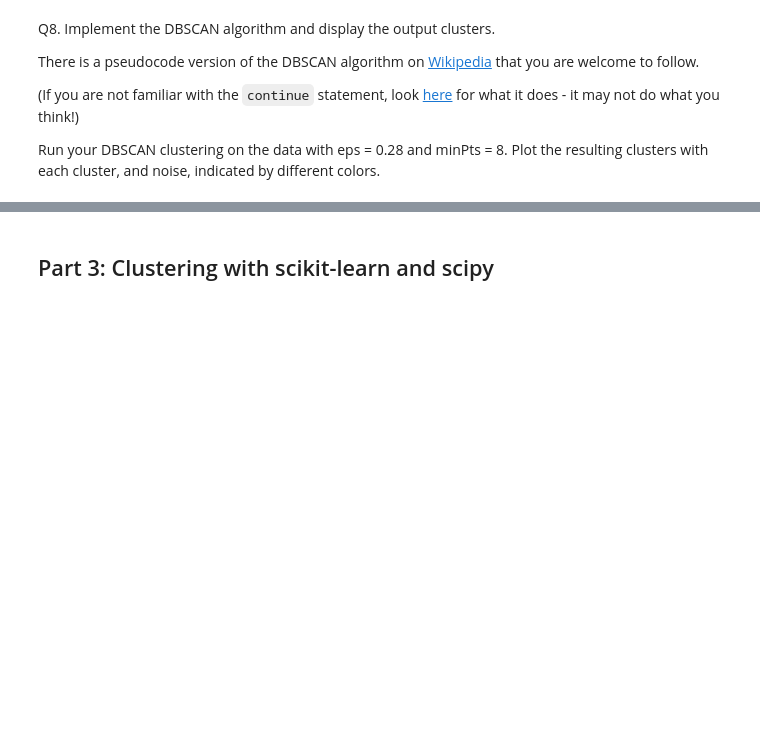
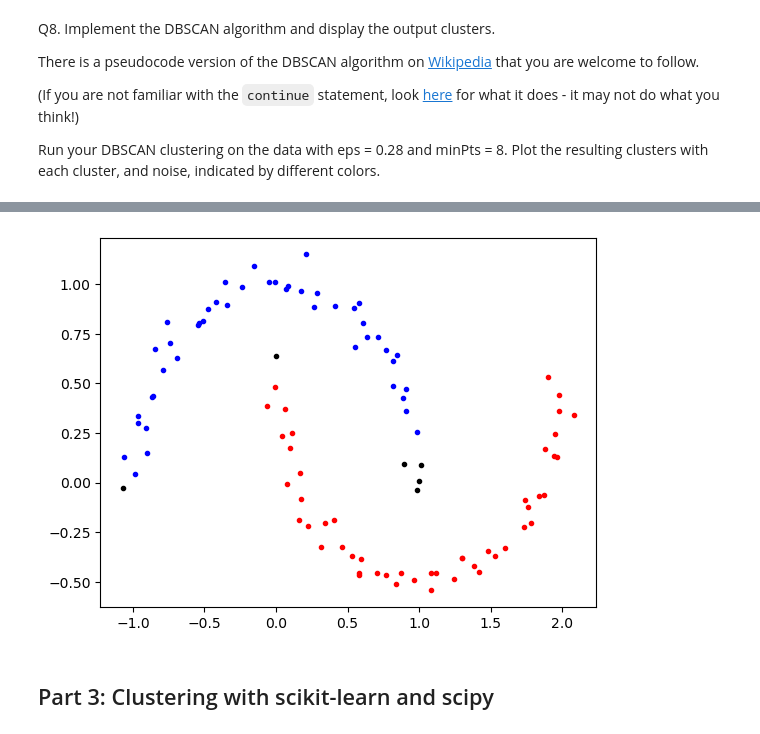
Before and after one commit to alantientran/ML-Clustering, a Jupyter notebook: HW5 - Clustering.ipynb, the cells around one changed output, grey strips where cells are left out. Drawn from its saved outputs; the diff is of its cells as text; code cells hidden in the pictures; blank space fills up the shorter version.

```diff
--- a/HW5 - Clustering.ipynb
+++ b/HW5 - Clustering.ipynb
@@ -134,15 +135,15 @@ Q5. Cluster the data using `k_means_clustering` with `k = 5`. Display the cluste
 
 Also calculate the cohesion and separation for the resulting clustering.
 # %%
-centroids, clusters = k_means_clustering(data, 5)
+centroids, clustered_data = k_means_clustering(data, 5)
 colors = ["red", "blue", "yellow", "green", "black"]
 # print(clusters[0][0])
 
-for cluster in range(len(clusters)):
-    print(len(clusters[cluster]))
+for cluster_id in range(len(clustered_data)):
+    print(len(clustered_data[cluster_id]))
     # print(clusters[cluster][:1])
-    for point in clusters[cluster] :
-        plt.scatter(point[0], point[1], marker='.', color=colors[cluster])
+    for point in clustered_data[cluster_id] :
+        plt.scatter(point[0], point[1], marker='.', color=colors[cluster_id])
 
     # print(cluster[2])
 # %% [output]
@@ -171,15 +172,15 @@ print(type(data))
 # %% [markdown]
 Q7. First, run your `k_means_clustering` with `k = 2` on this dataset and display the output clusters. Make sure  different clusters are marked with different colors. What do you observe? (Answer as a comment.)
 # %%
-centroids, clusters = k_means_clustering(data, 2)
+centroids, clustered_data = k_means_clustering(data, 2)
 colors = ["red", "blue"]
 # print(clusters[0][0])
 
-for cluster in range(len(clusters)):
-    print(len(clusters[cluster]))
+for cluster_id in range(len(clustered_data)):
+    print(len(clustered_data[cluster_id]))
     # print(clusters[cluster][:1])
-    for point in clusters[cluster] :
-        plt.scatter(point[0], point[1], marker='.', color=colors[cluster])
+    for point in clustered_data[cluster_id] :
+        plt.scatter(point[0], point[1], marker='.', color=colors[cluster_id])
 
     # print(cluster[2])
 # %% [output]
@@ -195,56 +196,55 @@ There is a  pseudocode version of the DBSCAN algorithm on [Wikipedia](https://en
 
 Run your DBSCAN clustering on the data with eps = 0.28 and minPts = 8. Plot the resulting clusters with each cluster, and noise, indicated by different colors.
 # %%
-# The function returns a list that contains len(data) dictionaries that have labeled data points.
+# The function returns a dictonary that contains len(data) dictionaries that have labeled data points.
 def DBSCAN(data, eps, min_pts) :
-    cluster = -1
-    # List that scores the DBSCAN labels of the data
-    data_labeled = list(range(len(data)))
-    for i in range(len(data)) :
-        data_labeled[i] = {'label' : 'no_label',
-                       'data': data[i] }
+    cluster_id = -1
+    # Key: data point
+    # Value: either -1 for noise or cluster ID
+    clustered_data = {}
 
-    for entry in data_labeled :
+    for i in data :
+        entry = tuple(i)
         # We first want to classify all points and skip those that are already classified.
-        if entry['label'] != 'no_label' :
+        if entry in clustered_data:
             continue
         # find how many neighbors the point has within eps
-        neighbors = find_neighbors(entry['data'], data_labeled, eps)
+        neighbors = find_neighbors(entry, data, eps)
         # label as noise and don't add to a cluster if it isn't within a min_pts
         if (len(neighbors) < min_pts) :
-            entry['label'] = 'noise'
+            clustered_data[entry] = -1 # this would add in a value key pair [entry, -1]
             continue
         # if there are at least min_pts in eps, that means that we can form a cluster
-        cluster = cluster + 1
-        entry['label'] = cluster
-        print(neighbors)
+        cluster_id = cluster_id + 1
+        clustered_data[entry] = cluster_id
         for neighbor in neighbors :
-            if neighbor['label'] == 'noise' :
-                neighbor['label'] = cluster
-            if np.array_equal(neighbor['data'], entry['data'])  or neighbor['label'] != 'no_label' :
-                print("he")
-                continue
-            print("data in cluster")
-            entry['label'] = cluster
-            new_neighbors = find_neighbors(neighbor['data'], data_labeled, eps)
-            # This loop is classifying a single cluster. we want to recursively identify
-            # each neighbor of the points that we classified until all points are considered noise.
-            # print(new_neighbors)
-            if len(new_neighbors) >= min_pts :
-                neighbors.append(new_neighbors)
-
-    return data_labeled
+            if neighbor in clustered_data and clustered_data[neighbor] == -1 :
+                clustered_data[neighbor] = cluster_id
+            if neighbor not in clustered_data:
+                clustered_data[neighbor] = cluster_id
+                new_neighbors = find_neighbors(neighbor, data, eps)
+                # This loop is classifying a single cluster. we want to recursively identify
+                # each neighbor of the points that we classified until all points are considered noise.
+                if len(new_neighbors) >= min_pts :
+                    neighbors.extend(new_neighbors)
+    return clustered_data
 
 # return a set of all the neighbors of the datapoint within eps
-def find_neighbors(data_point, data_labeled, eps) :
+def find_neighbors(data_point, data, eps) :
     neighbors = []
-    for dataset_point in data_labeled :
-        if (distance.euclidean(dataset_point['data'], data_point) <= eps) :
-            neighbors.append(dataset_point)
+    for dataset_point in data :
+        if (distance.euclidean(dataset_point, data_point) <= eps) :
+            neighbors.append(tuple(dataset_point))
     return neighbors
 
-labeled_data = DBSCAN(data, .28, 8)
-print("length of labeled data: ", len(data))
-for i in labeled_data :
-    print(i['label'])
+
+clusters = DBSCAN(data, .28, 8)
+
+colors = ["red", "blue", "green", "orange", "yellow", "purple"]
+for cluster in clusters.items() :
+    if cluster[1] == -1 :
+        color = "black"
+    else :
+        color = colors[cluster[1]]
+    plt.scatter(cluster[0][0], cluster[0][1], marker='.', color=color)
 # %% [output]
@@ -268,3 +251,4 @@ noise
+[figure, added]
 # %% [markdown]
 ## Part 3: Clustering with scikit-learn and scipy
 # %% [markdown]
```
Also changed, not shown: parts of 8 cells of this notebook.
